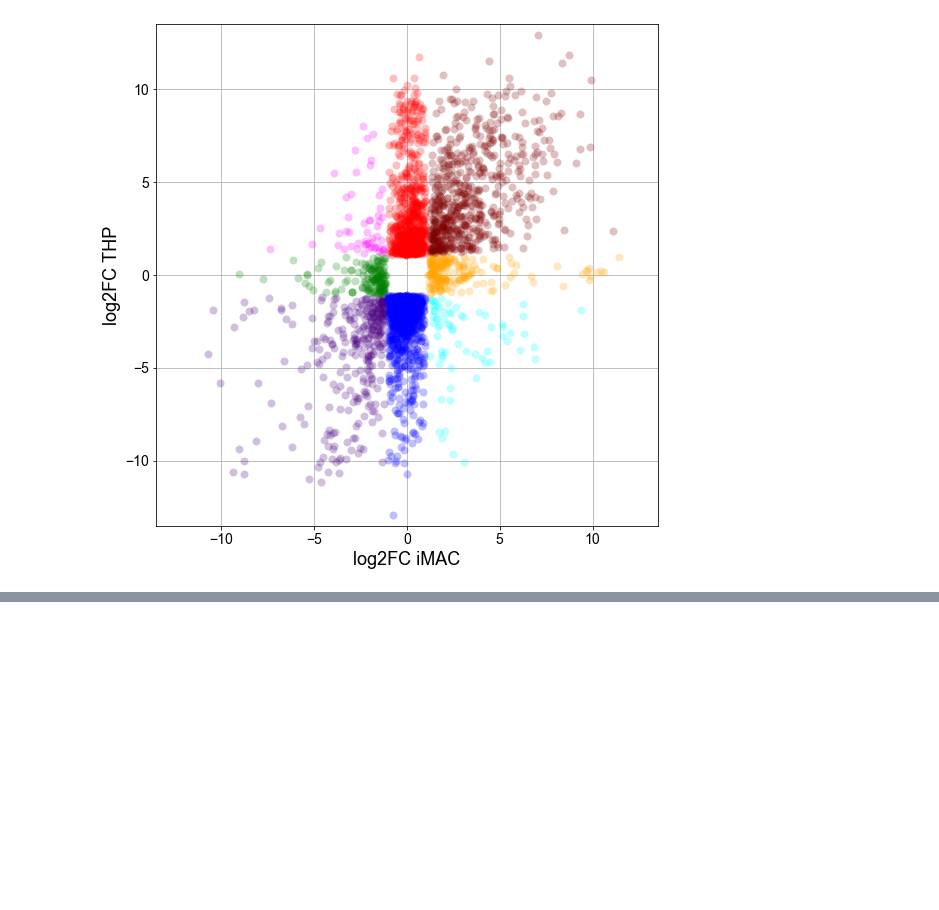
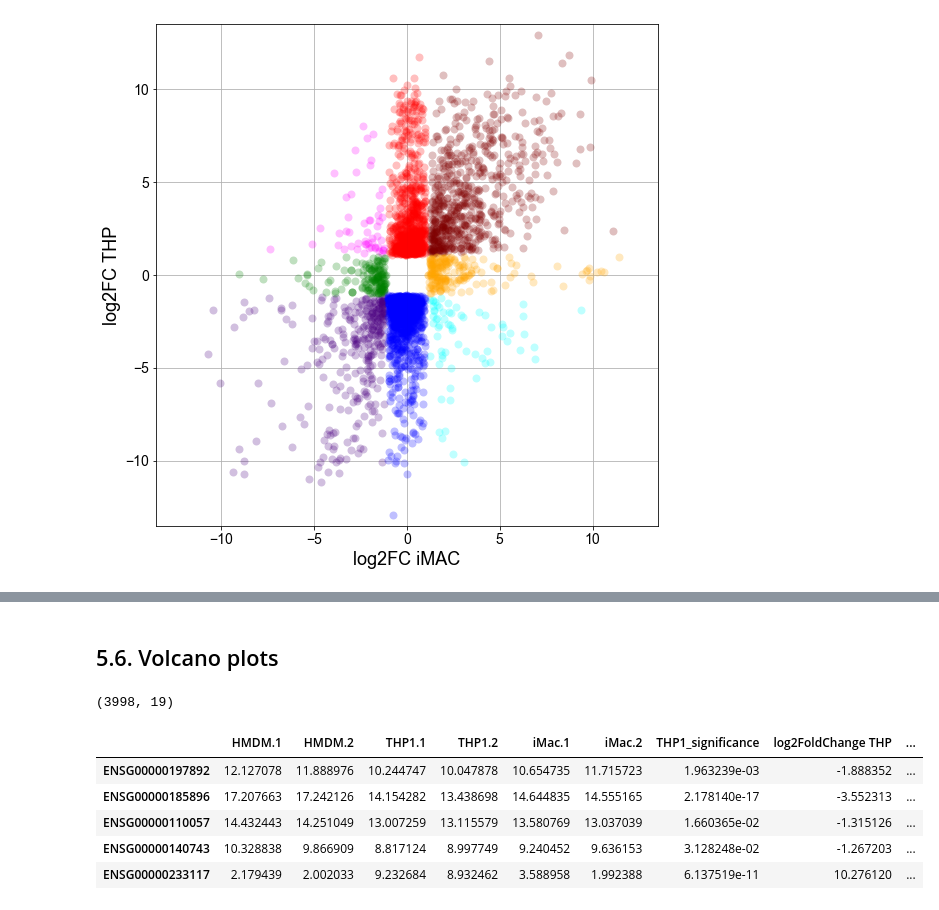
Before and after one commit to adelomana/uwm, a Jupyter notebook: transcriptomics/transcriptomics_final_analysis_E.ipynb, the cells around one changed output, grey strips where cells are left out. Cells and saved outputs as stored; diff of their text form; code cells hidden in the pictures; blank space fills up the shorter version.

```diff
--- a/transcriptomics/transcriptomics_final_analysis_E.ipynb
+++ b/transcriptomics/transcriptomics_final_analysis_E.ipynb
@@ -515,0 +551,13 @@ Ratio DETs THP over DETs iMac: 6.427350427350428
+# %% [markdown]
+## 5.6. Volcano plots
+# %%
+print(new.shape)
+new.head()
+# %% [output]
+(3998, 19)
+|  | HMDM.1 | HMDM.2 | THP1.1 | THP1.2 | iMac.1 | iMac.2 | THP1_significance | log2FoldChange THP | ... |
+| ENSG00000197892 | 12.127078 | 11.888976 | 10.244747 | 10.047878 | 10.654735 | 11.715723 | 1.963239e-03 | -1.888352 | ... |
+| ENSG00000185896 | 17.207663 | 17.242126 | 14.154282 | 13.438698 | 14.644835 | 14.555165 | 2.178140e-17 | -3.552313 | ... |
+| ENSG00000110057 | 14.432443 | 14.251049 | 13.007259 | 13.115579 | 13.580769 | 13.037039 | 1.660365e-02 | -1.315126 | ... |
+| ENSG00000140743 | 10.328838 | 9.866909 | 8.817124 | 8.997749 | 9.240452 | 9.636153 | 3.128248e-02 | -1.267203 | ... |
+| ENSG00000233117 | 2.179439 | 2.002033 | 9.232684 | 8.932462 | 3.588958 | 1.992388 | 6.137519e-11 | 10.276120 | ... |
```
Also changed, not shown: parts of 9 cells of this notebook, 1 other file.
